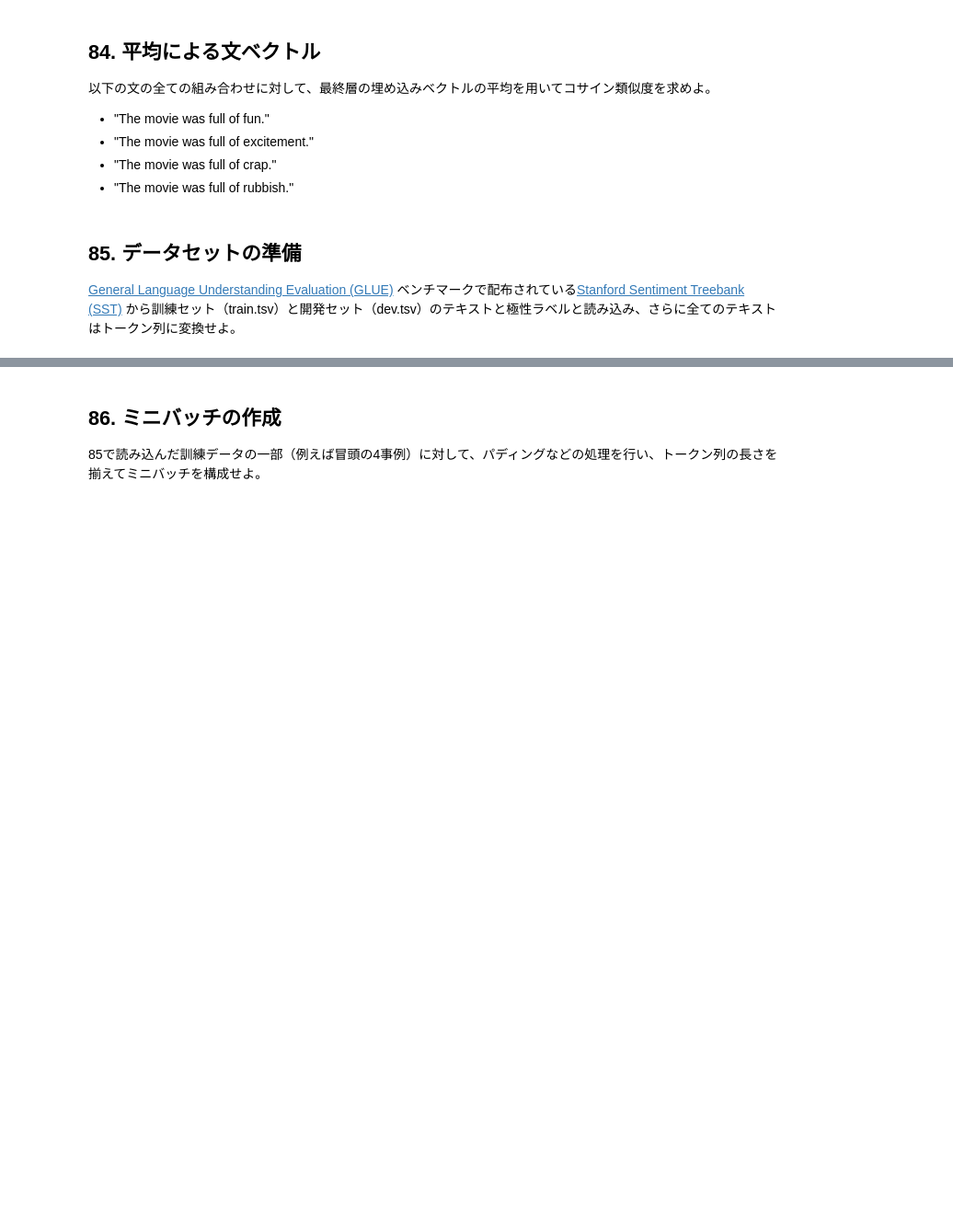
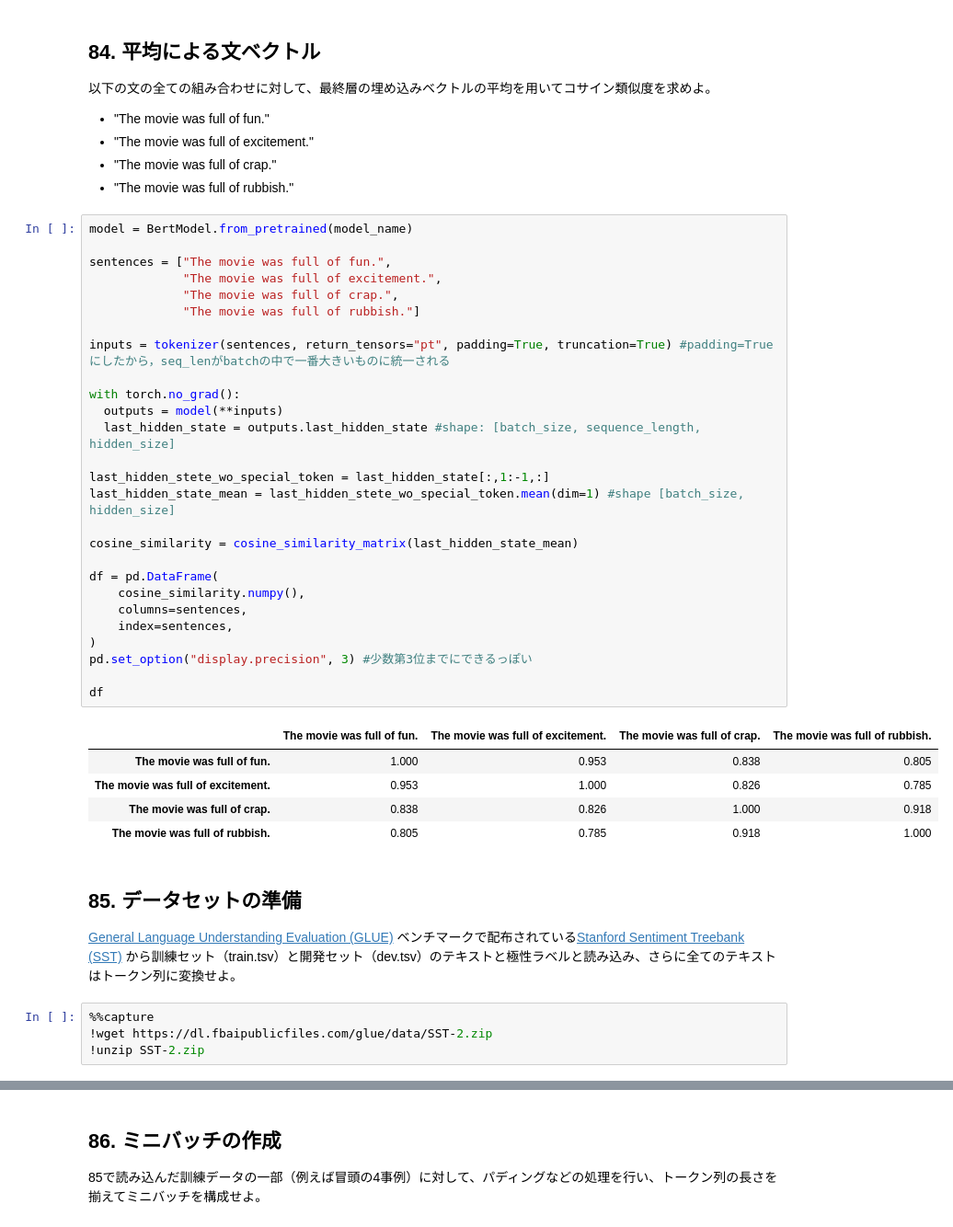
Before and after one commit to Tomhack24/my_nlp100_2025, a Jupyter notebook: ja/ch09.ipynb, the cells around one changed output, grey strips where cells are left out. Shown at 92% size. Saved outputs shown, nothing was run; the diff lists cells and outputs as text; blank space fills up the shorter version.

```diff
--- a/ja/ch09.ipynb
+++ b/ja/ch09.ipynb
@@ -226,7 +221,44 @@ torch.Size([4, 9, 768])
 - "The movie was full of excitement."
 - "The movie was full of crap."
 - "The movie was full of rubbish."
+# %%
+model = BertModel.from_pretrained(model_name)
+
+sentences = ["The movie was full of fun.",
+             "The movie was full of excitement.",
+             "The movie was full of crap.",
+             "The movie was full of rubbish."]
+
+inputs = tokenizer(sentences, return_tensors="pt", padding=True, truncation=True) #padding=Trueにしたから，seq_lenがbatchの中で一番大きいものに統一される
+
+with torch.no_grad():
+  outputs = model(**inputs)
+  last_hidden_state = outputs.last_hidden_state #shape: [batch_size, sequence_length, hidden_size]
+
+last_hidden_stete_wo_special_token = last_hidden_state[:,1:-1,:]
+last_hidden_state_mean = last_hidden_stete_wo_special_token.mean(dim=1) #shape [batch_size, hidden_size]
+
+cosine_similarity = cosine_similarity_matrix(last_hidden_state_mean)
+
+df = pd.DataFrame(
+    cosine_similarity.numpy(),
+    columns=sentences,
+    index=sentences,
+)
+pd.set_option("display.precision", 3) #少数第3位までにできるっぽい
+
+df
+# %% [output]
+|  | The movie was full of fun. | The movie was full of excitement. | The movie was full of crap. | The movie was full of rubbish. |
+| The movie was full of fun. | 1.000 | 0.953 | 0.838 | 0.805 |
+| The movie was full of excitement. | 0.953 | 1.000 | 0.826 | 0.785 |
+| The movie was full of crap. | 0.838 | 0.826 | 1.000 | 0.918 |
+| The movie was full of rubbish. | 0.805 | 0.785 | 0.918 | 1.000 |
 # %% [markdown]
 ## 85. データセットの準備
 
 [General Language Understanding Evaluation (GLUE)](https://gluebenchmark.com/) ベンチマークで配布されている[Stanford Sentiment Treebank (SST)](https://dl.fbaipublicfiles.com/glue/data/SST-2.zip) から訓練セット（train.tsv）と開発セット（dev.tsv）のテキストと極性ラベルと読み込み、さらに全てのテキストはトークン列に変換せよ。
+# %%
+%%capture
+!wget https://dl.fbaipublicfiles.com/glue/data/SST-2.zip
+!unzip SST-2.zip
```
Also changed, not shown: parts of 4 cells of this notebook.
